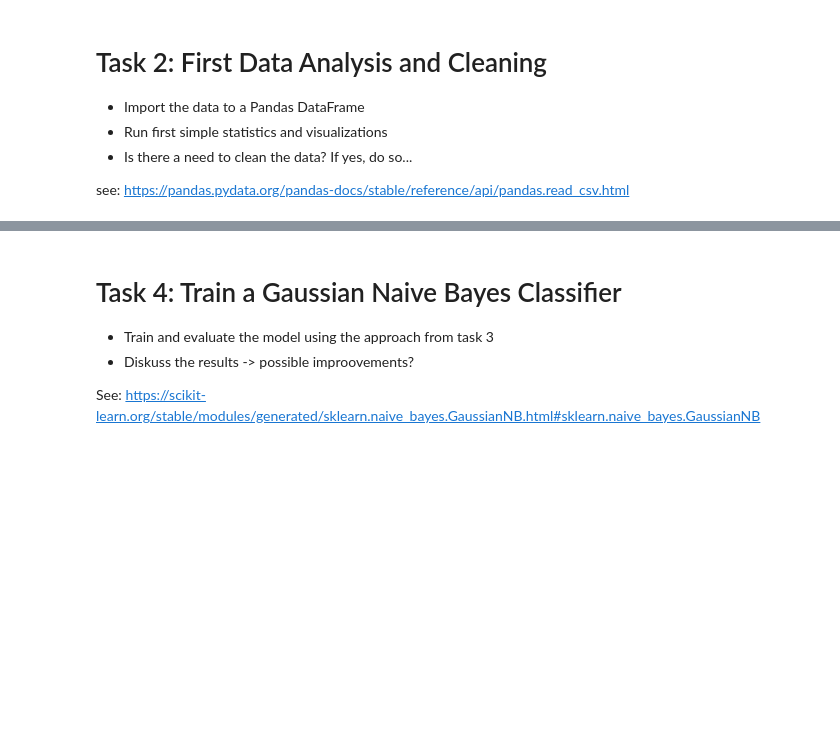
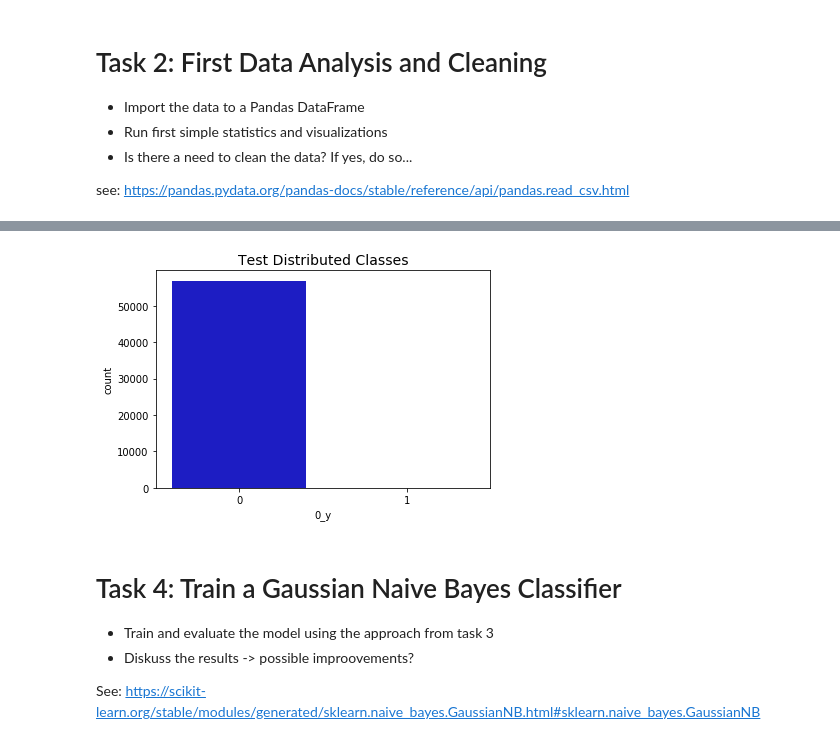
Before and after one commit to developeraakash/DataMining2020, a Jupyter notebook: week5/Assignment_1_fraud_detection.ipynb, the cells around one changed output, grey strips where cells are left out. Saved outputs shown, nothing was run; the diff lists cells and outputs as text; code cells hidden in the pictures; blank space fills up the shorter version.

```diff
--- a/week5/Assignment_1_fraud_detection.ipynb
+++ b/week5/Assignment_1_fraud_detection.ipynb
@@ -48,3 +175,13 @@ python --version
+# %%
+TestDataset = pd.DataFrame(Xtest)
+TestDataset = TestDataset.merge(pd.DataFrame(ytest),left_index=True, right_index=True)
+
+
+sns.countplot('0_y', data=TestDataset, palette=["#0101DF", "#DF0101"])
+plt.title('Test Distributed Classes', fontsize=14)
+plt.show()
+# %% [output]
+[figure, added]
 # %% [markdown]
 # Task 4: Train a Gaussian Naive Bayes Classifier
 * Train and evaluate the model using the approach from task 3
```
Also changed, not shown: parts of 17 cells of this notebook.
